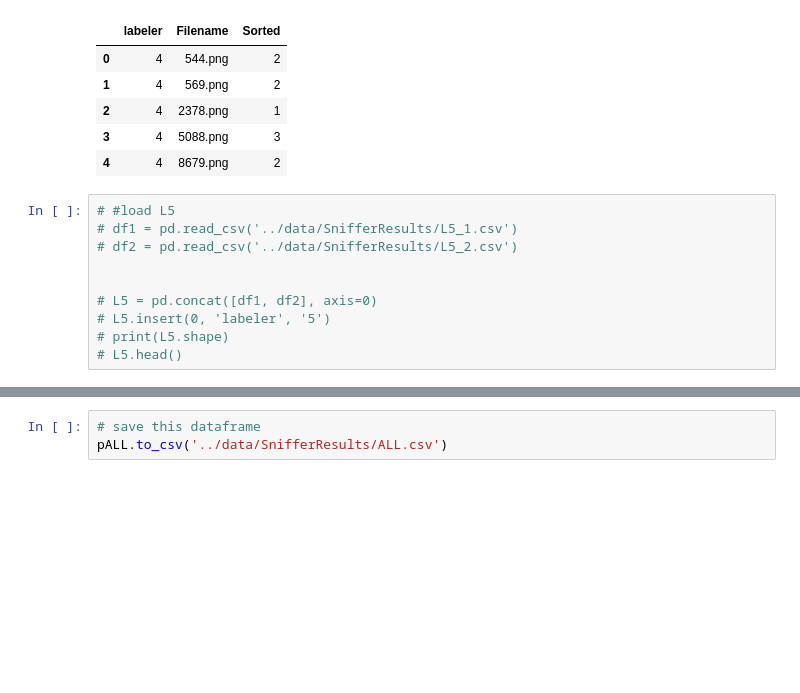
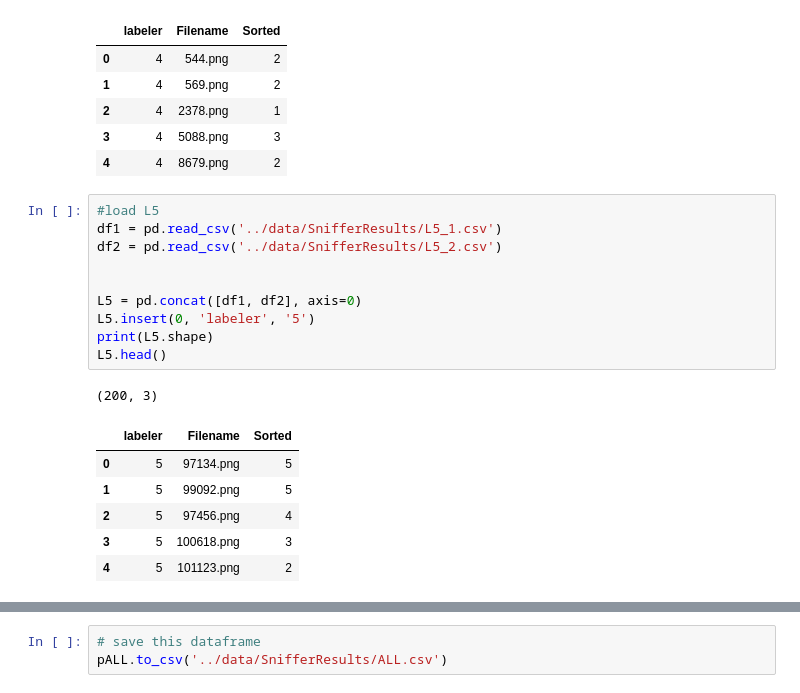
Before and after one commit to ebgoldstein/IoU_Maps, a Jupyter notebook: src/SnifferResults.ipynb, the cells around one changed output, grey strips where cells are left out. Cells and saved outputs as stored; diff of their text form; blank space fills up the shorter version.

```diff
--- a/src/SnifferResults.ipynb
+++ b/src/SnifferResults.ipynb
@@ -93,13 +93,21 @@ L4.head()
 | 3 | 4 | 5088.png | 3 |
 | 4 | 4 | 8679.png | 2 |
 # %%
-# #load L5
-# df1 = pd.read_csv('../data/SnifferResults/L5_1.csv')
-# df2 = pd.read_csv('../data/SnifferResults/L5_2.csv')
+#load L5
+df1 = pd.read_csv('../data/SnifferResults/L5_1.csv')
+df2 = pd.read_csv('../data/SnifferResults/L5_2.csv')
 
 
-# L5 = pd.concat([df1, df2], axis=0)
-# L5.insert(0, 'labeler', '5')
-# print(L5.shape)
-# L5.head()
+L5 = pd.concat([df1, df2], axis=0)
+L5.insert(0, 'labeler', '5')
+print(L5.shape)
+L5.head()
+# %% [output]
+(200, 3)
+|  | labeler | Filename | Sorted |
+| 0 | 5 | 97134.png | 5 |
+| 1 | 5 | 99092.png | 5 |
+| 2 | 5 | 97456.png | 4 |
+| 3 | 5 | 100618.png | 3 |
+| 4 | 5 | 101123.png | 2 |
 # %%
```
Also changed, not shown: parts of 7 cells of this notebook.
